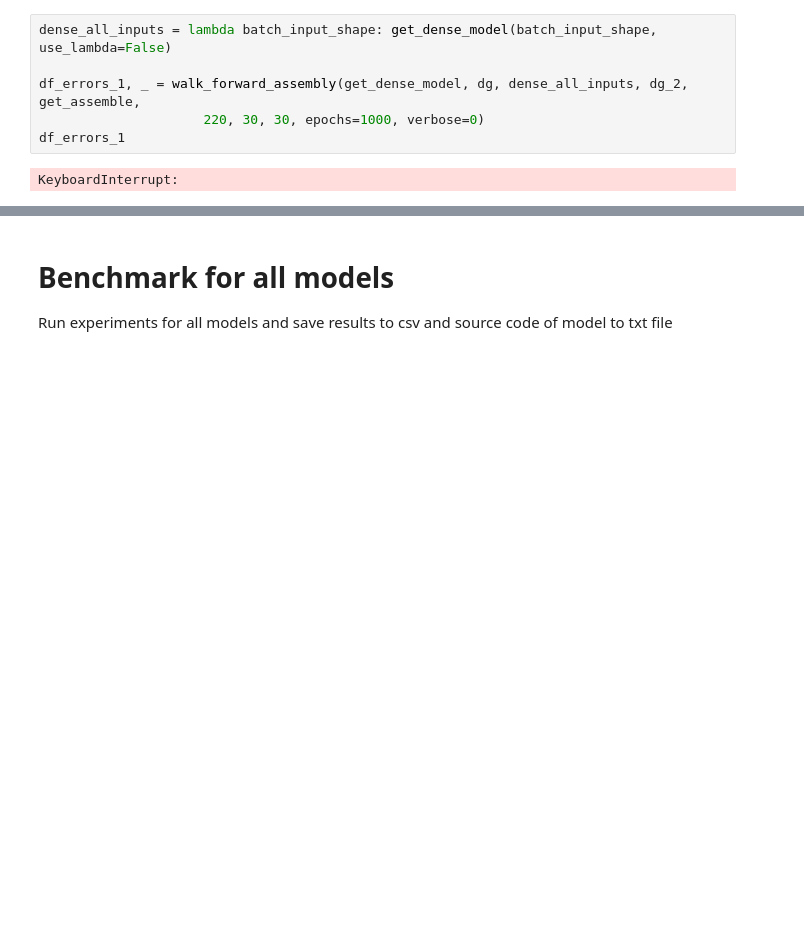
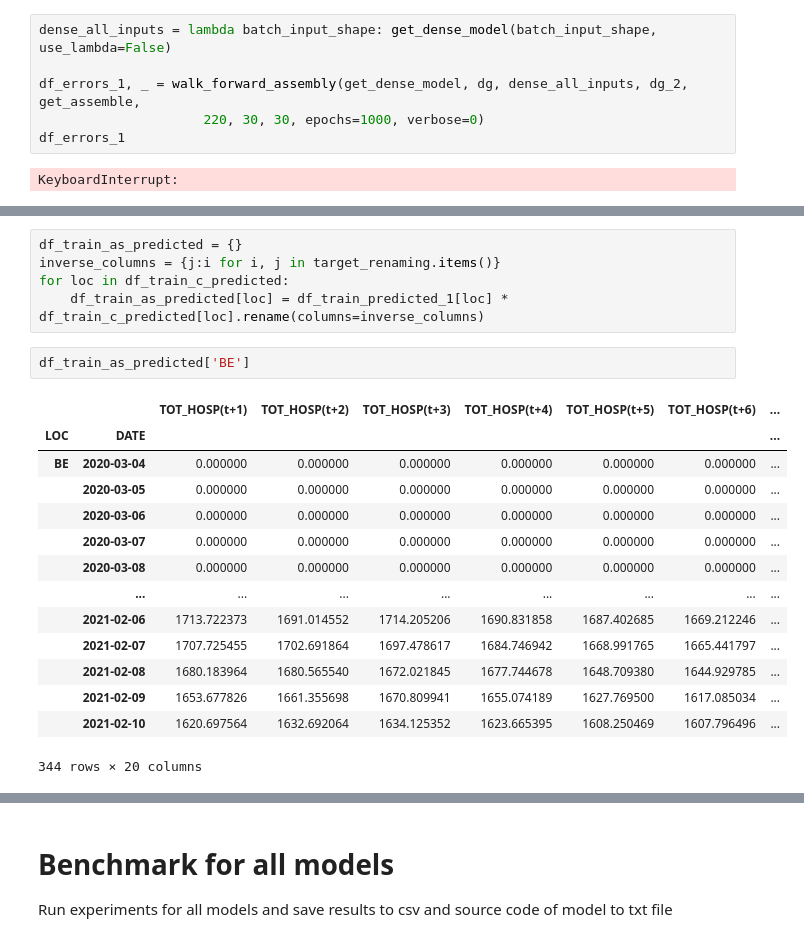
Before and after one commit to gerardmargaux/CovidThesis, a Jupyter notebook: src/LSTM-GPU.ipynb, the cells around one changed output, grey strips where cells are left out. Cells and saved outputs as stored; diff of their text form; blank space fills up the shorter version.

```diff
--- a/src/LSTM-GPU.ipynb
+++ b/src/LSTM-GPU.ipynb
@@ -1475,0 +1645,22 @@ KeyboardInterrupt:
+# %%
+df_train_as_predicted = {}
+inverse_columns = {j:i for i, j in target_renaming.items()}
+for loc in df_train_c_predicted:
+    df_train_as_predicted[loc] = df_train_predicted_1[loc] * df_train_c_predicted[loc].rename(columns=inverse_columns)
+# %%
+df_train_as_predicted['BE']
+# %% [output]
+|  |  | TOT_HOSP(t+1) | TOT_HOSP(t+2) | TOT_HOSP(t+3) | TOT_HOSP(t+4) | TOT_HOSP(t+5) | TOT_HOSP(t+6) | ... |
+| LOC | DATE |  |  |  |  |  |  | ... |
+| BE | 2020-03-04 | 0.000000 | 0.000000 | 0.000000 | 0.000000 | 0.000000 | 0.000000 | ... |
+|  | 2020-03-05 | 0.000000 | 0.000000 | 0.000000 | 0.000000 | 0.000000 | 0.000000 | ... |
+|  | 2020-03-06 | 0.000000 | 0.000000 | 0.000000 | 0.000000 | 0.000000 | 0.000000 | ... |
+|  | 2020-03-07 | 0.000000 | 0.000000 | 0.000000 | 0.000000 | 0.000000 | 0.000000 | ... |
+|  | 2020-03-08 | 0.000000 | 0.000000 | 0.000000 | 0.000000 | 0.000000 | 0.000000 | ... |
+|  | ... | ... | ... | ... | ... | ... | ... | ... |
+|  | 2021-02-06 | 1713.722373 | 1691.014552 | 1714.205206 | 1690.831858 | 1687.402685 | 1669.212246 | ... |
+|  | 2021-02-07 | 1707.725455 | 1702.691864 | 1697.478617 | 1684.746942 | 1668.991765 | 1665.441797 | ... |
+|  | 2021-02-08 | 1680.183964 | 1680.565540 | 1672.021845 | 1677.744678 | 1648.709380 | 1644.929785 | ... |
+|  | 2021-02-09 | 1653.677826 | 1661.355698 | 1670.809941 | 1655.074189 | 1627.769500 | 1617.085034 | ... |
+|  | 2021-02-10 | 1620.697564 | 1632.692064 | 1634.125352 | 1623.665395 | 1608.250469 | 1607.796496 | ... |
+344 rows × 20 columns
```
Also changed, not shown: parts of 19 cells of this notebook.
